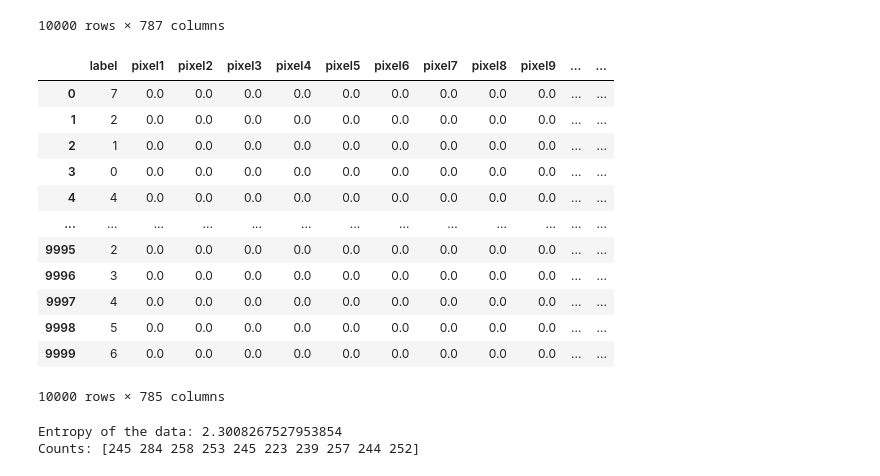
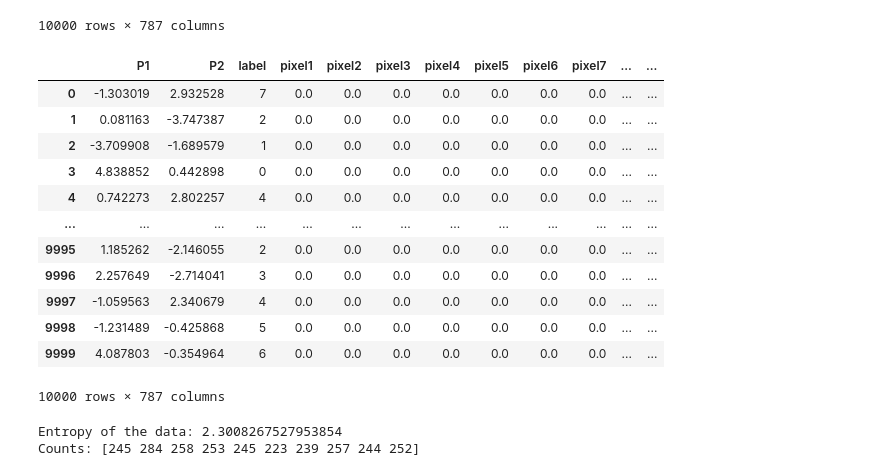
Before and after one commit to sctueme/BSc_Thesis, a Jupyter notebook: PCA_AE_filters/mnist_MapperTrials.ipynb, the cells around one changed output. Drawn from its saved outputs; the diff is of its cells as text; code cells hidden in the pictures.

```diff
--- a/PCA_AE_filters/mnist_MapperTrials.ipynb
+++ b/PCA_AE_filters/mnist_MapperTrials.ipynb
@@ -314,22 +336,22 @@ data_ae_full
 | 9998 | 0.211465 | 0.316976 | 5 | 0.0 | 0.0 | 0.0 | 0.0 | 0.0 | 0.0 | 0.0 | ... | ... |
 | 9999 | 0.471713 | 0.387937 | 6 | 0.0 | 0.0 | 0.0 | 0.0 | 0.0 | 0.0 | 0.0 | ... | ... |
 10000 rows × 787 columns
-# %%
-data_pca
-# %% [output]
-|  | label | pixel1 | pixel2 | pixel3 | pixel4 | pixel5 | pixel6 | pixel7 | pixel8 | pixel9 | ... | ... |
-| 0 | 7 | 0.0 | 0.0 | 0.0 | 0.0 | 0.0 | 0.0 | 0.0 | 0.0 | 0.0 | ... | ... |
-| 1 | 2 | 0.0 | 0.0 | 0.0 | 0.0 | 0.0 | 0.0 | 0.0 | 0.0 | 0.0 | ... | ... |
-| 2 | 1 | 0.0 | 0.0 | 0.0 | 0.0 | 0.0 | 0.0 | 0.0 | 0.0 | 0.0 | ... | ... |
-| 3 | 0 | 0.0 | 0.0 | 0.0 | 0.0 | 0.0 | 0.0 | 0.0 | 0.0 | 0.0 | ... | ... |
-| 4 | 4 | 0.0 | 0.0 | 0.0 | 0.0 | 0.0 | 0.0 | 0.0 | 0.0 | 0.0 | ... | ... |
-| ... | ... | ... | ... | ... | ... | ... | ... | ... | ... | ... | ... | ... |
-| 9995 | 2 | 0.0 | 0.0 | 0.0 | 0.0 | 0.0 | 0.0 | 0.0 | 0.0 | 0.0 | ... | ... |
-| 9996 | 3 | 0.0 | 0.0 | 0.0 | 0.0 | 0.0 | 0.0 | 0.0 | 0.0 | 0.0 | ... | ... |
-| 9997 | 4 | 0.0 | 0.0 | 0.0 | 0.0 | 0.0 | 0.0 | 0.0 | 0.0 | 0.0 | ... | ... |
-| 9998 | 5 | 0.0 | 0.0 | 0.0 | 0.0 | 0.0 | 0.0 | 0.0 | 0.0 | 0.0 | ... | ... |
-| 9999 | 6 | 0.0 | 0.0 | 0.0 | 0.0 | 0.0 | 0.0 | 0.0 | 0.0 | 0.0 | ... | ... |
-10000 rows × 785 columns
+# %%
+data_pca_full
+# %% [output]
+|  | P1 | P2 | label | pixel1 | pixel2 | pixel3 | pixel4 | pixel5 | pixel6 | pixel7 | ... | ... |
+| 0 | -1.303019 | 2.932528 | 7 | 0.0 | 0.0 | 0.0 | 0.0 | 0.0 | 0.0 | 0.0 | ... | ... |
+| 1 | 0.081163 | -3.747387 | 2 | 0.0 | 0.0 | 0.0 | 0.0 | 0.0 | 0.0 | 0.0 | ... | ... |
+| 2 | -3.709908 | -1.689579 | 1 | 0.0 | 0.0 | 0.0 | 0.0 | 0.0 | 0.0 | 0.0 | ... | ... |
+| 3 | 4.838852 | 0.442898 | 0 | 0.0 | 0.0 | 0.0 | 0.0 | 0.0 | 0.0 | 0.0 | ... | ... |
+| 4 | 0.742273 | 2.802257 | 4 | 0.0 | 0.0 | 0.0 | 0.0 | 0.0 | 0.0 | 0.0 | ... | ... |
+| ... | ... | ... | ... | ... | ... | ... | ... | ... | ... | ... | ... | ... |
+| 9995 | 1.185262 | -2.146055 | 2 | 0.0 | 0.0 | 0.0 | 0.0 | 0.0 | 0.0 | 0.0 | ... | ... |
+| 9996 | 2.257649 | -2.714041 | 3 | 0.0 | 0.0 | 0.0 | 0.0 | 0.0 | 0.0 | 0.0 | ... | ... |
+| 9997 | -1.059563 | 2.340679 | 4 | 0.0 | 0.0 | 0.0 | 0.0 | 0.0 | 0.0 | 0.0 | ... | ... |
+| 9998 | -1.231489 | -0.425868 | 5 | 0.0 | 0.0 | 0.0 | 0.0 | 0.0 | 0.0 | 0.0 | ... | ... |
+| 9999 | 4.087803 | -0.354964 | 6 | 0.0 | 0.0 | 0.0 | 0.0 | 0.0 | 0.0 | 0.0 | ... | ... |
+10000 rows × 787 columns
 # %%
 X_ae_f,y_ae_f = data_ae_full.drop('label',axis=1), data_ae_full['label']
 
```
Also changed, not shown: parts of 29 cells of this notebook, 2 other files.
